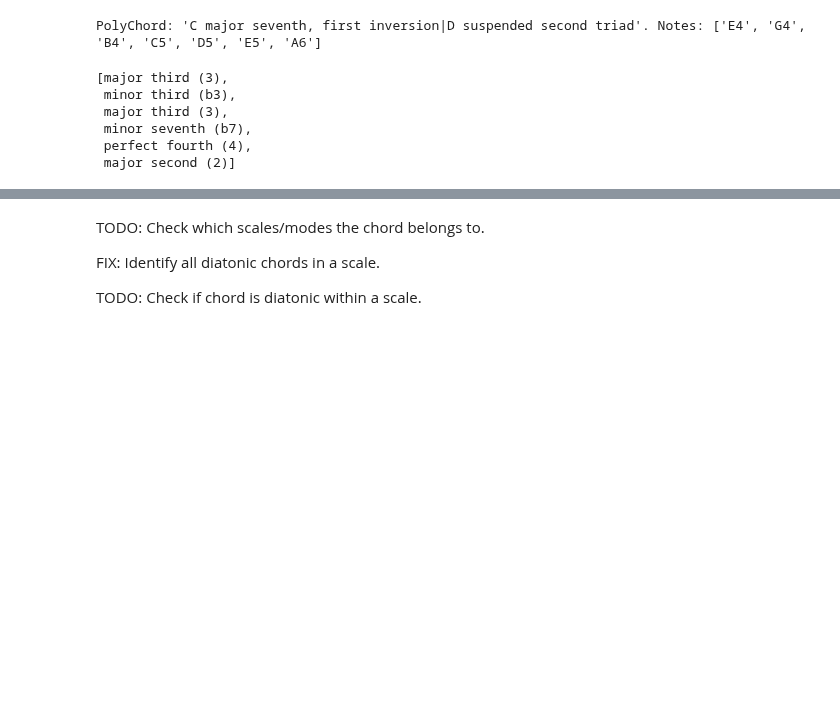
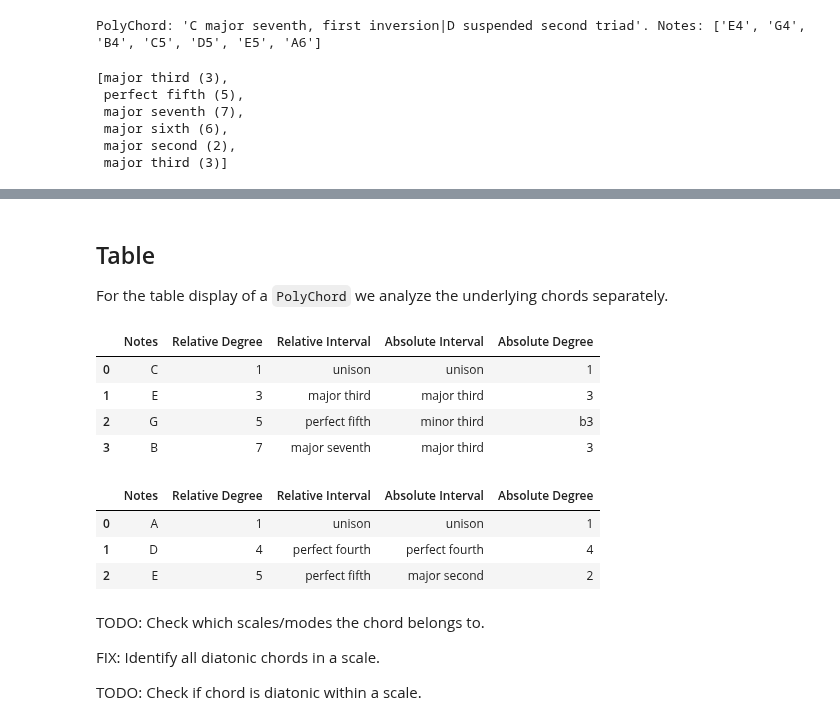
Before and after one commit to CarloLepelaars/musy, a Jupyter notebook: nbs/01_chord.ipynb, the cells around one changed output, grey strips where cells are left out. Drawn from its saved outputs; the diff is of its cells as text; code cells hidden in the pictures; blank space fills up the shorter version.

```diff
--- a/nbs/01_chord.ipynb
+++ b/nbs/01_chord.ipynb
@@ -222,15 +287,19 @@ poly_chord.invert(1)
 # %% [output]
 PolyChord: 'C major seventh, first inversion|D suspended second triad'. Notes: ['E4', 'G4', 'B4', 'C5', 'D5', 'E5', 'A6']
 # %%
-poly_chord.intervals()
+poly_chord.rel_intervals()
 # %% [output]
 [major third (3),
- minor third (b3),
- major third (3),
- minor seventh (b7),
- perfect fourth (4),
- major second (2)]
+ perfect fifth (5),
+ major seventh (7),
+ major sixth (6),
+ major second (2),
+ major third (3)]
 # %%
 poly_chord.play()
 # %% [output]
 [interactive output not drawn]
+# %% [markdown]
+## Table
+
+For the table display of a `PolyChord` we analyze the underlying chords separately.
@@ -237,3 +311,15 @@ poly_chord.play()
+# %%
+[display(t) for t in poly_chord.to_frame()];
+# %% [output]
+|  | Notes | Relative Degree | Relative Interval | Absolute Interval | Absolute Degree |
+| 0 | C | 1 | unison | unison | 1 |
+| 1 | E | 3 | major third | major third | 3 |
+| 2 | G | 5 | perfect fifth | minor third | b3 |
+| 3 | B | 7 | major seventh | major third | 3 |
+|  | Notes | Relative Degree | Relative Interval | Absolute Interval | Absolute Degree |
+| 0 | A | 1 | unison | unison | 1 |
+| 1 | D | 4 | perfect fourth | perfect fourth | 4 |
+| 2 | E | 5 | perfect fifth | major second | 2 |
 # %% [markdown]
 TODO: Check which scales/modes the chord belongs to.
 
```
Also changed, not shown: parts of 13 cells of this notebook, 8 other files.
